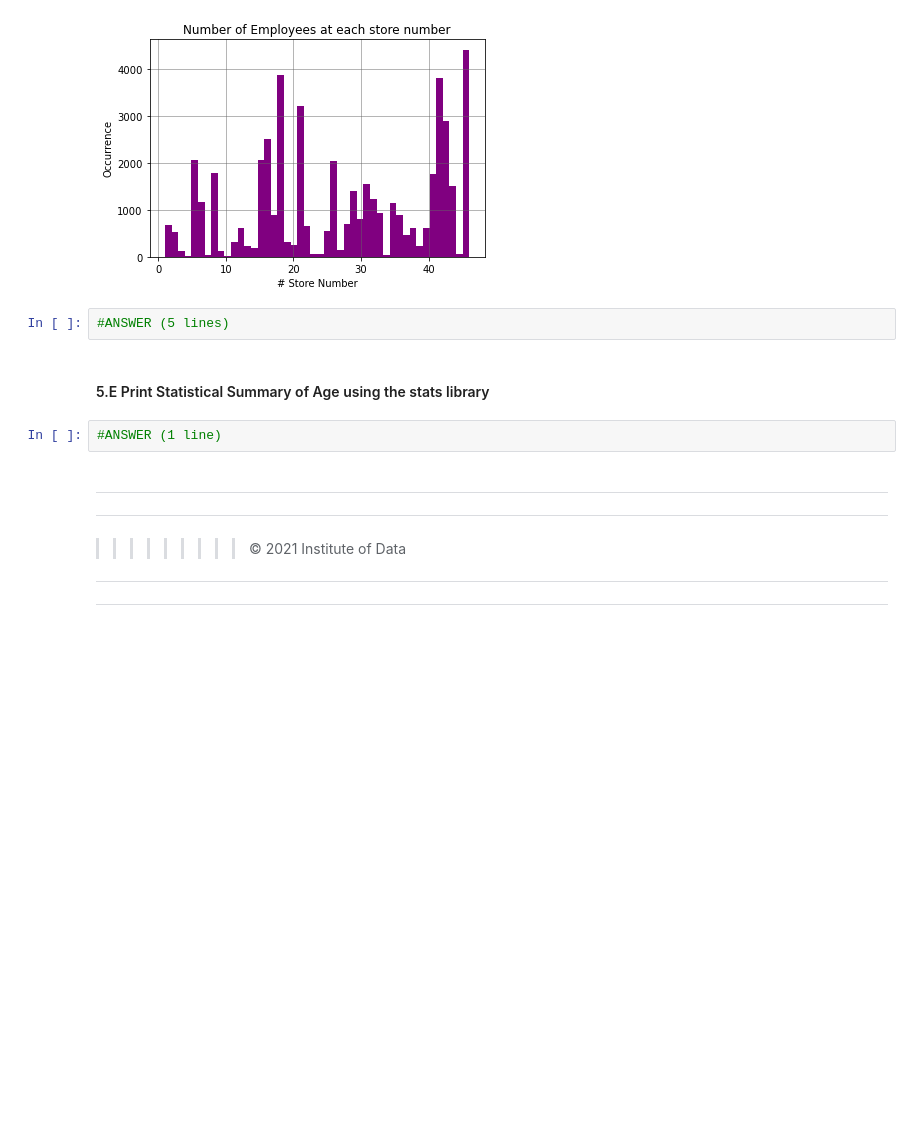
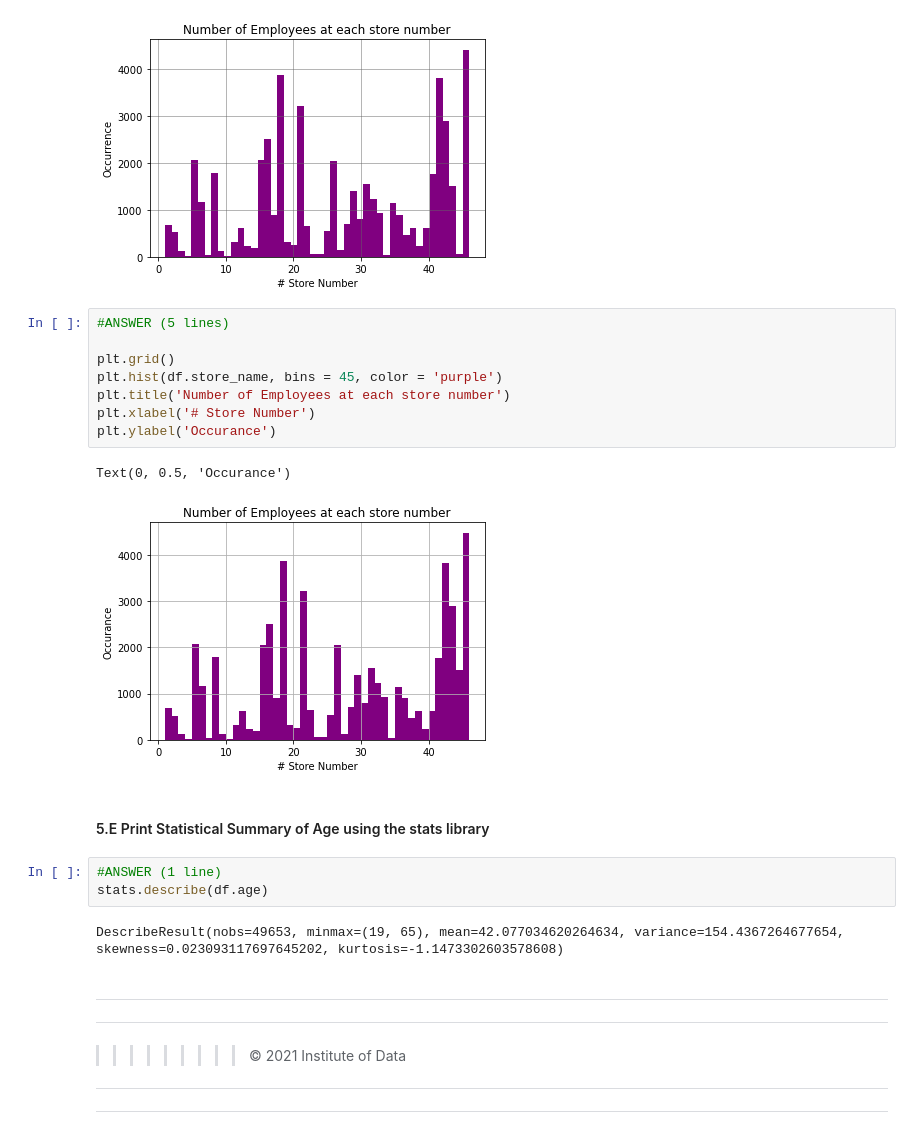
Before and after one commit to reediredale/institute-of-data, a Jupyter notebook: Lab 1.2.2 Pandas Lab.ipynb, the cells around one changed output. Drawn from its saved outputs; the diff is of its cells as text; blank space fills up the shorter version.

```diff
--- a/Lab 1.2.2 Pandas Lab.ipynb
+++ b/Lab 1.2.2 Pandas Lab.ipynb
@@ -407,12 +550,24 @@ Desired Output:
 """CODE DELETED. DO NOT TOUCH THIS TEXT. RUNNING THIS CELL WITH SHIFT-ENTER WILL DELETE THE GRAPH"""
 # %% [output]
 [figure]
-# %%
-#ANSWER (5 lines)
+# %%
+#ANSWER (5 lines)
+
+plt.grid()
+plt.hist(df.store_name, bins = 45, color = 'purple')
+plt.title('Number of Employees at each store number')
+plt.xlabel('# Store Number')
+plt.ylabel('Occurance')
+# %% [output]
+Text(0, 0.5, 'Occurance')
+[figure, added]
 # %% [markdown]
 #### 5.E Print Statistical Summary of Age using the stats library
 # %%
 #ANSWER (1 line)
+stats.describe(df.age)
+# %% [output]
+DescribeResult(nobs=49653, minmax=(19, 65), mean=42.077034620264634, variance=154.4367264677654, skewness=0.023093117697645202, kurtosis=-1.1473302603578608)
 # %% [markdown]
 
 
```
Also changed, not shown: parts of 17 cells of this notebook.
